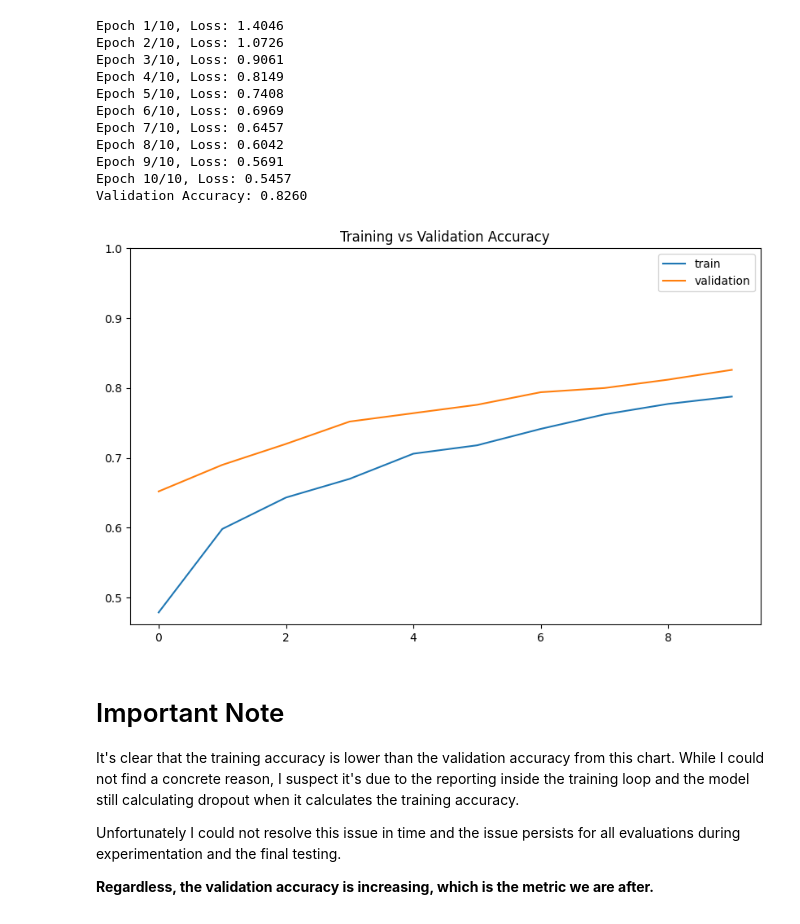
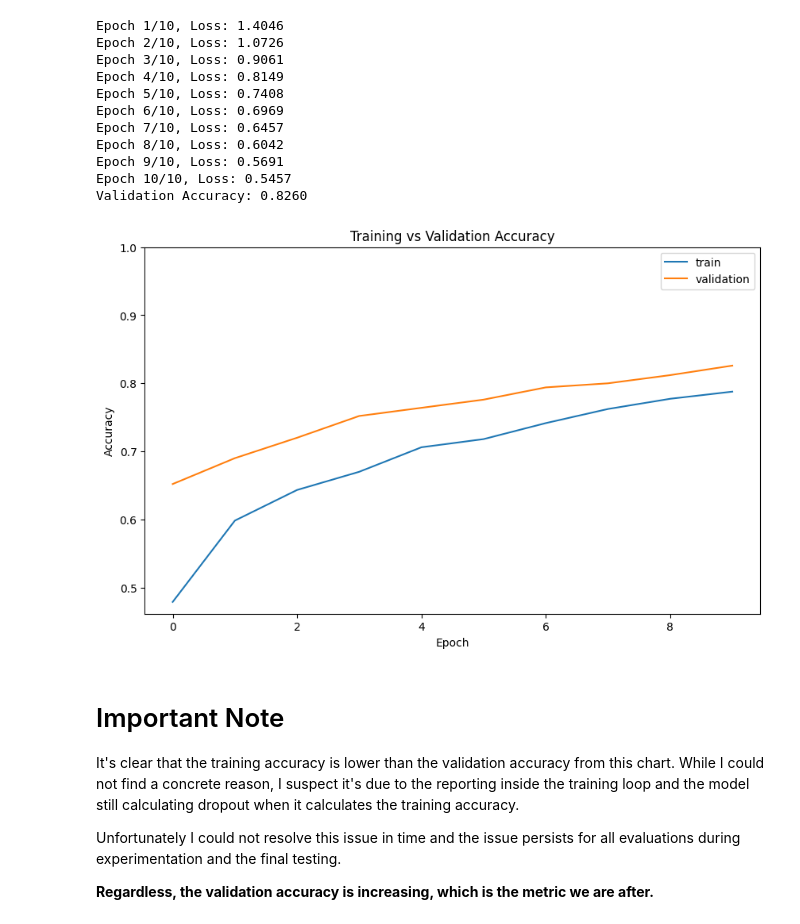
Before and after one commit to zachroyer/Music-Symbol-Classification, a Jupyter notebook: HW7.ipynb, the cells around one changed output. Cells and saved outputs as stored; diff of their text form; code cells hidden in the pictures.

```diff
--- a/HW7.ipynb
+++ b/HW7.ipynb
@@ -405,13 +405,16 @@ Validation Accuracy: 0.8260
 # %%
 plt.figure(figsize=(10,6))
 plt.title("Training vs Validation Accuracy")
 plt.plot(baseline_train_accuracy, label='train')
 plt.plot(baseline_val_accuracy, label='validation')
+
+plt.xlabel('Epoch')
+plt.ylabel('Accuracy')
 plt.ylim(top=1)
 plt.legend()
 plt.show()
 # %% [output]
-[figure, old version]
+[figure, new version]
 # %% [markdown]
 # Important Note
 It's clear that the training accuracy is lower than the validation accuracy from this chart. While I could not find a concrete reason, I suspect it's due to the reporting inside the training loop and the model still calculating dropout when it calculates the training accuracy.
```
Also changed, not shown: parts of 5 cells of this notebook.
